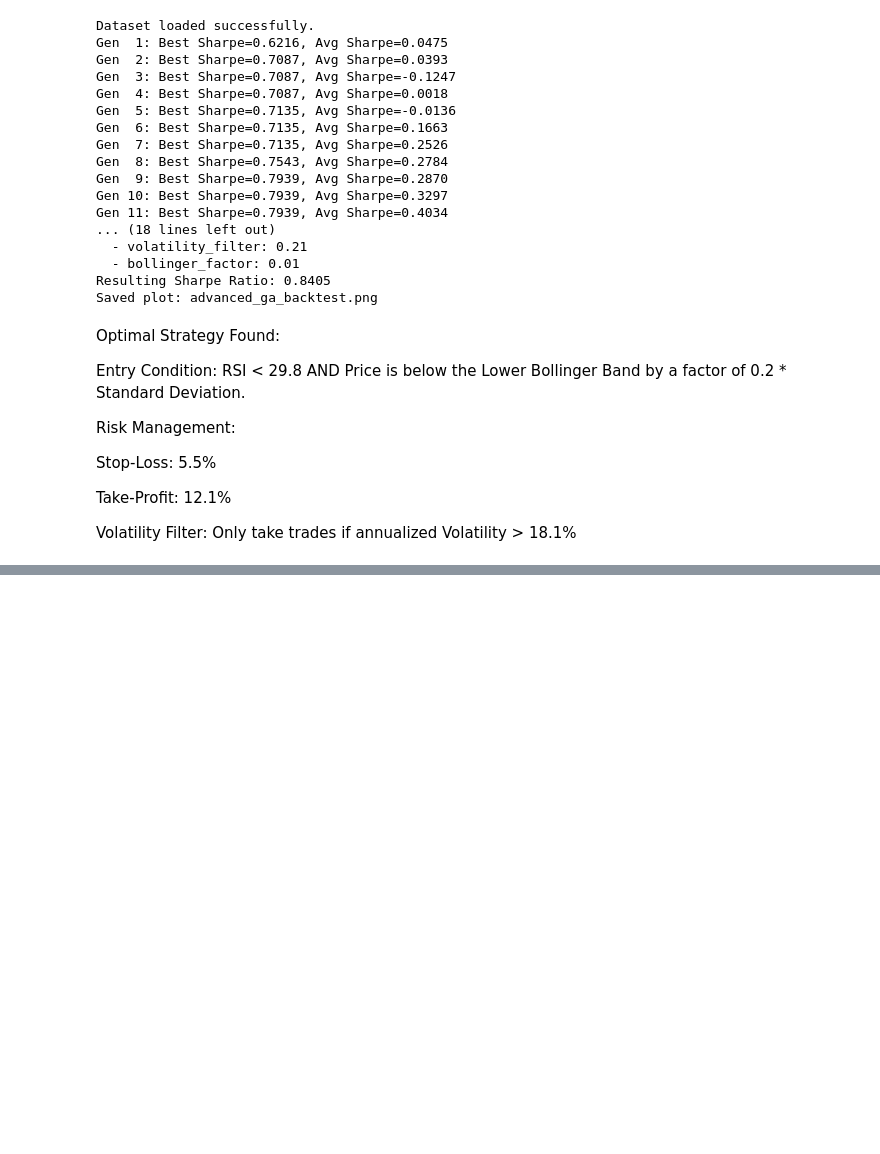
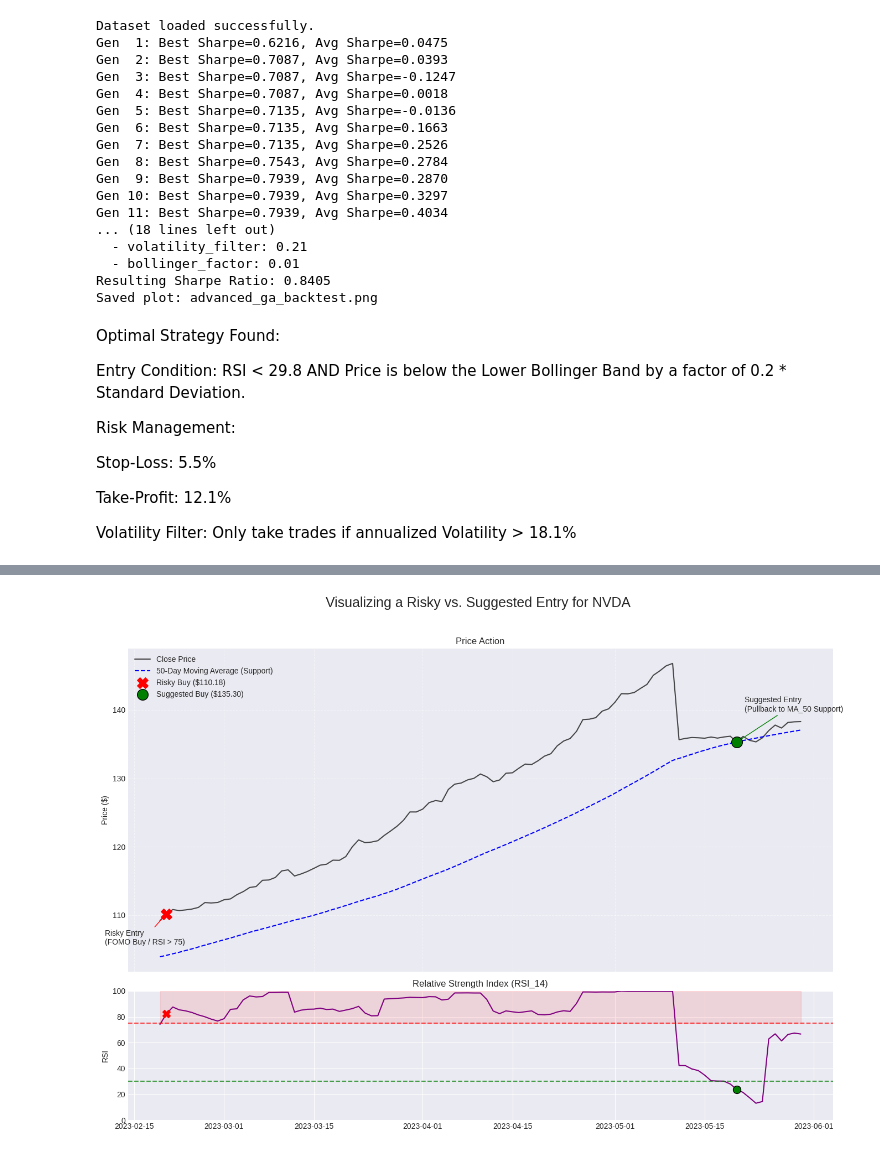
Before and after one commit to Parthi1212-dotcom/Investment-Portfolio-through-Evolutionary-algorithms, a Jupyter notebook: Finance_Analyst_Thesis_experiment_3_5th_aug_25.ipynb, the cells around one changed output, grey strips where cells are left out. Saved outputs shown, nothing was run; the diff lists cells and outputs as text; code cells hidden in the pictures; blank space fills up the shorter version.

```diff
--- a/Finance_Analyst_Thesis_experiment_3_5th_aug_25.ipynb
+++ b/Finance_Analyst_Thesis_experiment_3_5th_aug_25.ipynb
@@ -879,0 +1261,95 @@ Volatility Filter: Only take trades if annualized Volatility > 18.1%
+# %%
+# Load your full dataset
+df_full = pd.read_csv('/content/sp500_full_dataset_2016_2024.csv')
+df_full['Date'] = pd.to_datetime(df_full['Date'], errors='coerce', utc=True)
+
+# Choose the ticker you want to analyze
+ticker_symbol = 'NVDA' # Example
+ticker_df = df_full[df_full['Ticker'] == ticker_symbol].copy()
+ticker_df.sort_values('Date', inplace=True)
+# %%
+import pandas as pd
+import numpy as np
+import matplotlib.pyplot as plt
+import matplotlib.dates as mdates
+
+def visualize_entry_points():
+    """
+    Analyzes a stock's history to find and visualize a "risky" buy point
+    versus a more "suggested" entry point using self-generated sample data.
+    """
+    # --- Step 1: Create Sample Data to Illustrate the Scenario ---
+    # This sample data is designed to show a clear overbought period followed by a pullback.
+    dates = pd.to_datetime(pd.date_range(start='2023-01-01', periods=150))
+    # Create a strong uptrend
+    base_trend = np.linspace(0, 40, 150)
+    # Add a parabolic "blow-off top" spike
+    spike = np.exp(np.linspace(0, 2.5, 50)) - 1
+    # Combine and add noise
+    price = 100 + base_trend + np.random.randn(150).cumsum() * 0.5
+    price[80:130] += spike # Add the spike in the middle of the data
+
+    ticker_df = pd.DataFrame({'Date': dates, 'Close': price})
+    ticker_symbol = 'NVDA'
+
+    # --- Step 2: Calculate Necessary Indicators ---
+    ticker_df['MA_50'] = ticker_df['Close'].rolling(window=50).mean()
+    # RSI Calculation
+    delta = ticker_df['Close'].diff()
+    gain = (delta.where(delta > 0, 0)).rolling(window=14).mean()
+    loss = (-delta.where(delta < 0, 0)).rolling(window=14).mean()
+    rs = gain / loss
+    ticker_df['RSI_14'] = 100 - (100 / (1 + rs))
+    ticker_df.dropna(inplace=True)
+
+    # --- Step 3: Find the Risky and Suggested Points ---
+
+    # Find the first day the RSI goes above 75 (our "risky" point)
+    risky_point = ticker_df[ticker_df['RSI_14'] > 75].iloc[0]
+
+    # After that risky day, find the first day the price pulls back to the MA_50
+    data_after_risky_point = ticker_df[ticker_df['Date'] > risky_point['Date']]
+    suggested_point = data_after_risky_point[data_after_risky_point['Close'] <= data_after_risky_point['MA_50']].iloc[0]
+
+    # --- Step 4: Create the Visualization ---
+    fig, (ax1, ax2) = plt.subplots(2, 1, figsize=(14, 10), sharex=True,
+                                   gridspec_kw={'height_ratios': [2.5, 1]})
+    fig.suptitle(f'Visualizing a Risky vs. Suggested Entry for {ticker_symbol}', fontsize=18)
+
+    # Plot 1: Price Chart with annotations
+    ax1.plot(ticker_df['Date'], ticker_df['Close'], label='Close Price', color='black', alpha=0.7)
+    ax1.plot(ticker_df['Date'], ticker_df['MA_50'], label='50-Day Moving Average (Support)', color='blue', linestyle='--')
+
+    ax1.scatter(risky_point['Date'], risky_point['Close'], s=200, color='red', marker='X', zorder=5, label=f'Risky Buy (${risky_point["Close"]:.2f})')
+    ax1.annotate('Risky Entry\n(FOMO Buy / RSI > 75)', xy=(risky_point['Date'], risky_point['Close']),
+                 xytext=(-80, -40), textcoords='offset points', arrowprops=dict(arrowstyle="->", color='red'))
+
+    ax1.scatter(suggested_point['Date'], suggested_point['Close'], s=200, color='green', marker='o', edgecolors='black', zorder=5, label=f'Suggested Buy (${suggested_point["Close"]:.2f})')
+    ax1.annotate('Suggested Entry\n(Pullback to MA_50 Support)', xy=(suggested_point['Date'], suggested_point['Close']),
+                 xytext=(10, 40), textcoords='offset points', arrowprops=dict(arrowstyle="->", color='green'))
+
+    ax1.set_ylabel('Price ($)')
+    ax1.set_title('Price Action')
+    ax1.legend()
+    ax1.grid(True, linestyle='--', alpha=0.5)
+
+    # Plot 2: RSI Chart with annotations
+    ax2.plot(ticker_df['Date'], ticker_df['RSI_14'], color='purple')
+    ax2.axhline(75, color='red', linestyle='--', alpha=0.7)
+    ax2.axhline(30, color='green', linestyle='--', alpha=0.7)
+    ax2.fill_between(ticker_df['Date'], 75, 100, color='red', alpha=0.1)
+
+    ax2.scatter(risky_point['Date'], risky_point['RSI_14'], s=100, color='red', marker='X', zorder=5)
+    ax2.scatter(suggested_point['Date'], suggested_point['RSI_14'], s=100, color='green', marker='o', edgecolors='black', zorder=5)
+
+    ax2.set_ylabel('RSI')
+    ax2.set_title('Relative Strength Index (RSI_14)')
+    ax2.set_ylim(0, 100)
+
+    plt.tight_layout(rect=[0, 0, 1, 0.96])
+    plt.savefig('risky_vs_suggested_entry.png')
+    print("Entry point visualization saved as 'risky_vs_suggested_entry.png'")
+
+# --- Run the visualization ---
+visualize_entry_points()
+# %% [output]
@@ -879,0 +1357 @@ Volatility Filter: Only take trades if annualized Volatility > 18.1%
+[figure, added]
```
Also changed, not shown: parts of 9 cells of this notebook.
